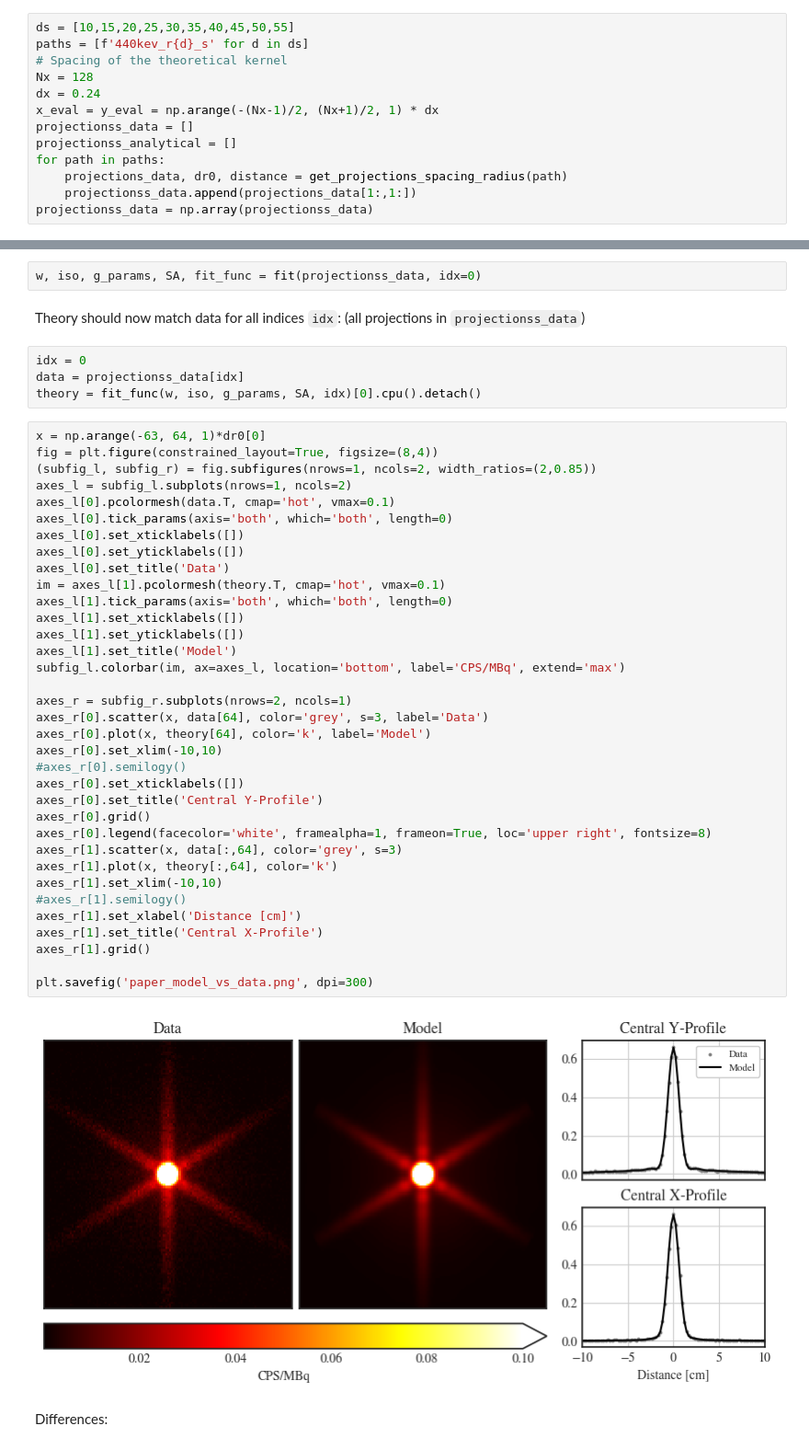
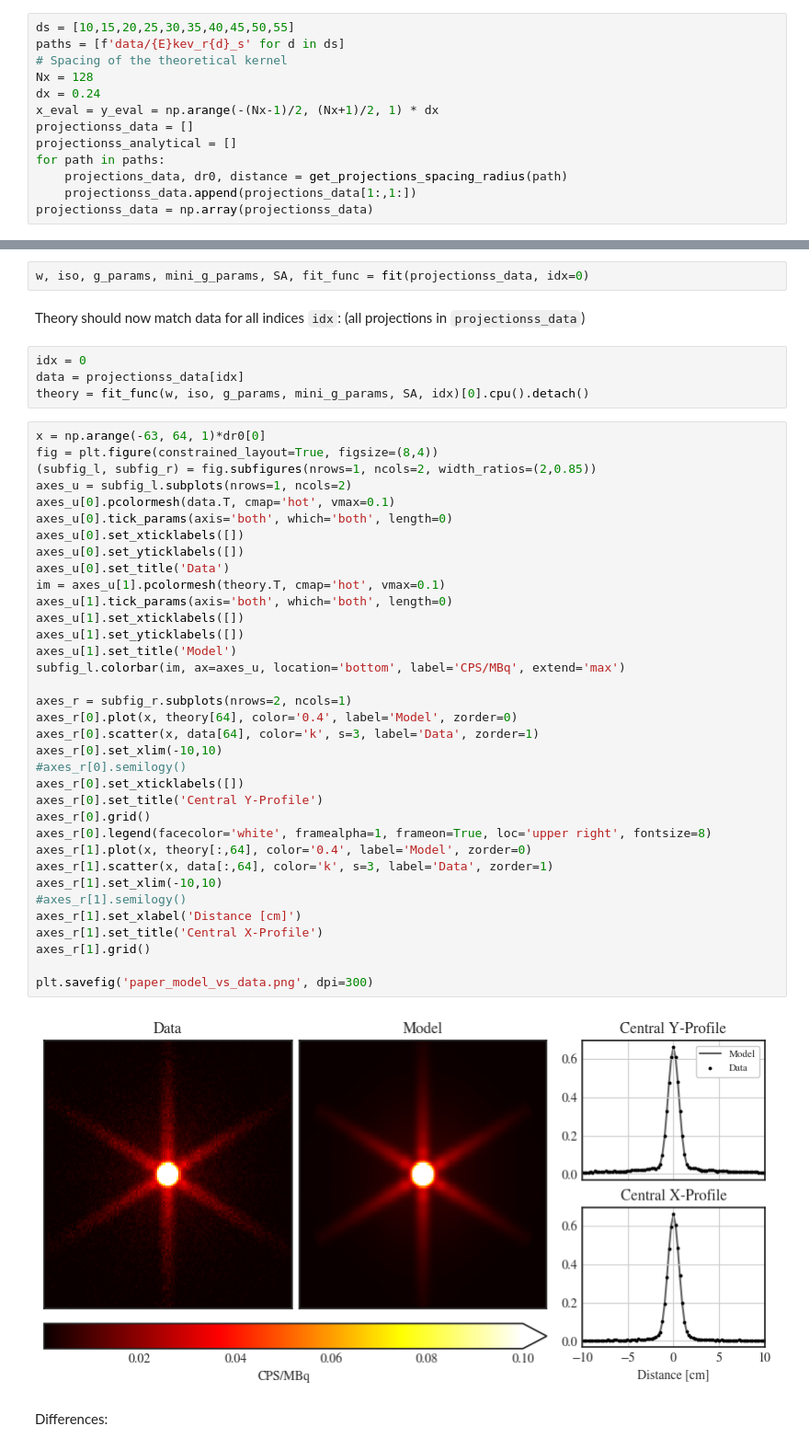
Before and after one commit to lukepolson/spect_psf_fitting, a Jupyter notebook: faster_implementation.ipynb, the cells around one changed output, grey strips where cells are left out. Shown at 92% size. Cells and saved outputs as stored; diff of their text form.

```diff
--- a/faster_implementation.ipynb
+++ b/faster_implementation.ipynb
@@ -31,6 +34,6 @@ from cycler import cycler
 # %%
 ds = [10,15,20,25,30,35,40,45,50,55]
-paths = [f'440kev_r{d}_s' for d in ds]
+paths = [f'data/{E}kev_r{d}_s' for d in ds]
 # Spacing of the theoretical kernel
 Nx = 128
 dx = 0.24
@@ -44,50 +47,50 @@ projectionss_data = np.array(projectionss_data)
 # %% [markdown]
 # Part 1: Fit Parameters
 # %%
-w, iso, g_params, SA, fit_func = fit(projectionss_data, idx=0)
+w, iso, g_params, mini_g_params, SA, fit_func = fit(projectionss_data, idx=0)
 # %% [markdown]
 Theory should now match data for all indices `idx`: (all projections in `projectionss_data`)
 # %%
 idx = 0
 data = projectionss_data[idx]
-theory = fit_func(w, iso, g_params, SA, idx)[0].cpu().detach()
+theory = fit_func(w, iso, g_params, mini_g_params, SA, idx)[0].cpu().detach()
 # %%
 x = np.arange(-63, 64, 1)*dr0[0]
 fig = plt.figure(constrained_layout=True, figsize=(8,4))
 (subfig_l, subfig_r) = fig.subfigures(nrows=1, ncols=2, width_ratios=(2,0.85))
-axes_l = subfig_l.subplots(nrows=1, ncols=2)
-axes_l[0].pcolormesh(data.T, cmap='hot', vmax=0.1)
-axes_l[0].tick_params(axis='both', which='both', length=0)
-axes_l[0].set_xticklabels([])
-axes_l[0].set_yticklabels([])
-axes_l[0].set_title('Data')
-im = axes_l[1].pcolormesh(theory.T, cmap='hot', vmax=0.1)
-axes_l[1].tick_params(axis='both', which='both', length=0)
-axes_l[1].set_xticklabels([])
-axes_l[1].set_yticklabels([])
-axes_l[1].set_title('Model')
-subfig_l.colorbar(im, ax=axes_l, location='bottom', label='CPS/MBq', extend='max')
+axes_u = subfig_l.subplots(nrows=1, ncols=2)
+axes_u[0].pcolormesh(data.T, cmap='hot', vmax=0.1)
+axes_u[0].tick_params(axis='both', which='both', length=0)
+axes_u[0].set_xticklabels([])
+axes_u[0].set_yticklabels([])
+axes_u[0].set_title('Data')
+im = axes_u[1].pcolormesh(theory.T, cmap='hot', vmax=0.1)
+axes_u[1].tick_params(axis='both', which='both', length=0)
+axes_u[1].set_xticklabels([])
+axes_u[1].set_yticklabels([])
+axes_u[1].set_title('Model')
+subfig_l.colorbar(im, ax=axes_u, location='bottom', label='CPS/MBq', extend='max')
 
 axes_r = subfig_r.subplots(nrows=2, ncols=1)
-axes_r[0].scatter(x, data[64], color='grey', s=3, label='Data')
-axes_r[0].plot(x, theory[64], color='k', label='Model')
+axes_r[0].plot(x, theory[64], color='0.4', label='Model', zorder=0)
+axes_r[0].scatter(x, data[64], color='k', s=3, label='Data', zorder=1)
 axes_r[0].set_xlim(-10,10)
 #axes_r[0].semilogy()
 axes_r[0].set_xticklabels([])
 axes_r[0].set_title('Central Y-Profile')
 axes_r[0].grid()
 axes_r[0].legend(facecolor='white', framealpha=1, frameon=True, loc='upper right', fontsize=8)
-axes_r[1].scatter(x, data[:,64], color='grey', s=3)
-axes_r[1].plot(x, theory[:,64], color='k')
+axes_r[1].plot(x, theory[:,64], color='0.4', label='Model', zorder=0)
+axes_r[1].scatter(x, data[:,64], color='k', s=3, label='Data', zorder=1)
 axes_r[1].set_xlim(-10,10)
 #axes_r[1].semilogy()
 axes_r[1].set_xlabel('Distance [cm]')
 axes_r[1].set_title('Central X-Profile')
 axes_r[1].grid()
 
 plt.savefig('paper_model_vs_data.png', dpi=300)
 # %% [output]
-[figure, old version]
+[figure, new version]
 # %% [markdown]
 Differences:
 # %%
```
Also changed, not shown: parts of 26 cells of this notebook, 3 other files.
